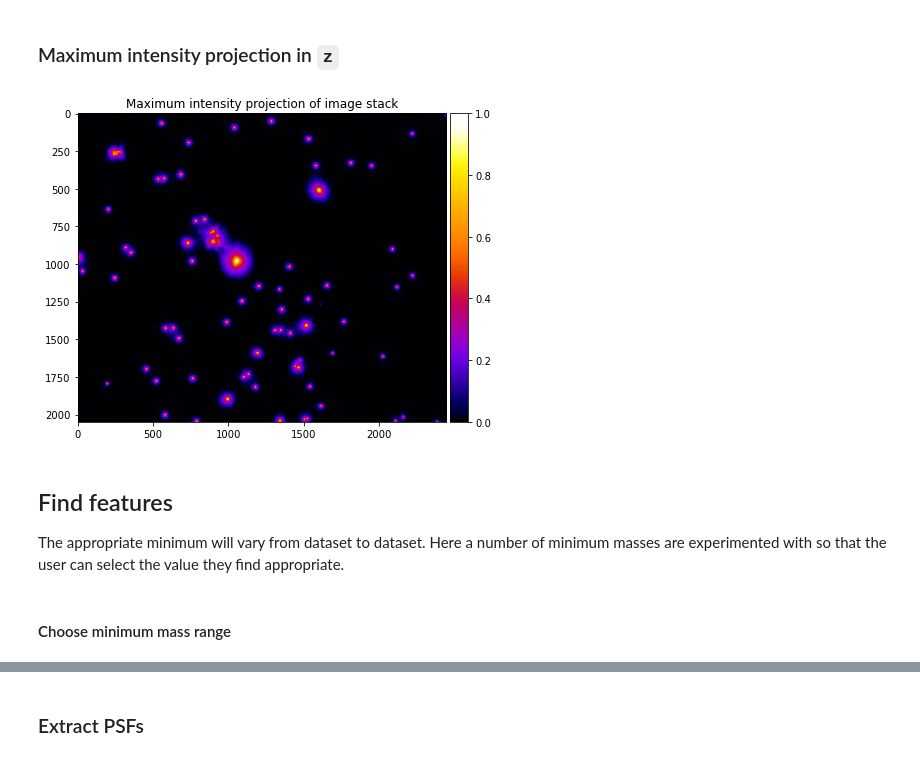
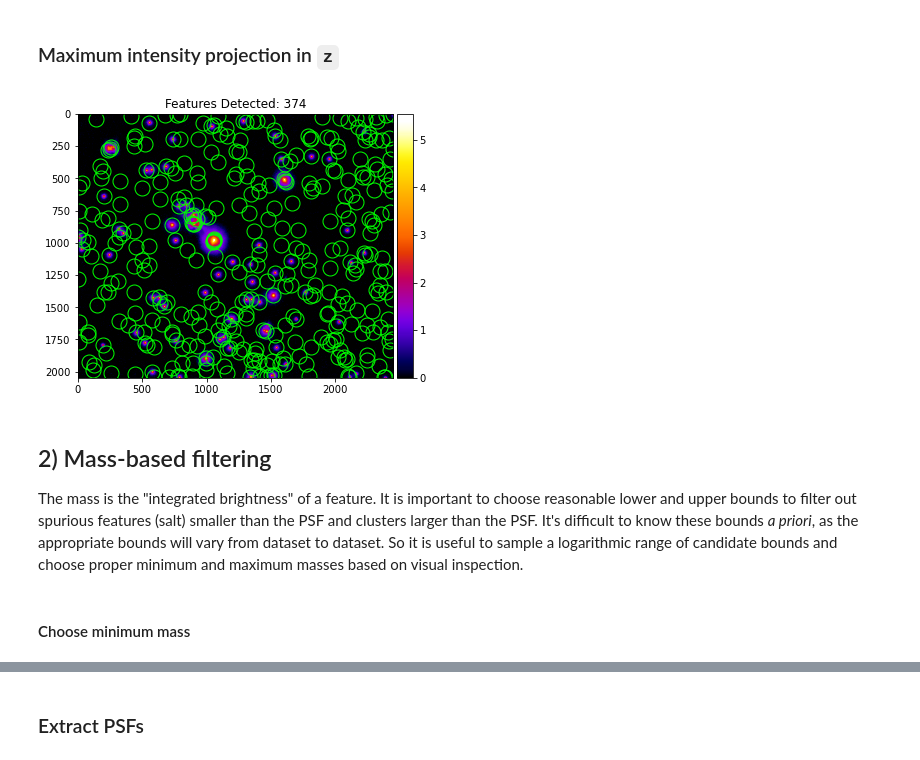
Before and after one commit to hoogenboom-group/PSF-Extractor, a Jupyter notebook: notebooks/walkthrough.ipynb, the cells around one changed output, grey strips where cells are left out. Drawn from its saved outputs; the diff is of its cells as text; code cells hidden in the pictures.

```diff
--- a/notebooks/walkthrough.ipynb
+++ b/notebooks/walkthrough.ipynb
@@ -105,16 +99,16 @@ from psf_extractor import plot_mip, get_mip
 # %%
 # Get MIP
 mip = np.max(stack, axis=0)
-# And the natural log (for enhanced plotting)
-s = 1/mip[mip!=0].min()  # Scaling factor (such that log(min) = 0
-mip_log = np.log(s*mip,
-                 out=np.zeros_like(mip),
-                 where=mip!=0)  # avoid /b0 error
+
+# Locate features
+df_features = trackpy.locate(mip, diameter=[dy, dx]).reset_index(drop=True)
+N_features = len(df_features)
 
 # Plot MIP
-plot_mip(mip)
+plot_mip(mip, features=df_features)
 # %% [output]
-[figure, old version]
+[figure, new version]
 # %% [markdown]
-## Find features
-The appropriate minimum will vary from dataset to dataset. Here a number of minimum masses are experimented with so that the user can select the value they find appropriate.
+## 2) Mass-based filtering
+
+The mass is the "integrated brightness" of a feature. It is important to choose reasonable lower and upper bounds to filter out spurious features (salt) smaller than the PSF and clusters larger than the PSF. It's difficult to know these bounds _a priori_, as the appropriate bounds will vary from dataset to dataset. So it is useful to sample a logarithmic range of candidate bounds and choose proper minimum and maximum masses based on visual inspection.
@@ -121,2 +118,2 @@ The appropriate minimum will vary from dataset to dataset. Here a number of mini
 # %% [markdown]
-#### Choose minimum mass range
+#### Choose minimum mass
```
Also changed, not shown: parts of 36 cells of this notebook.
